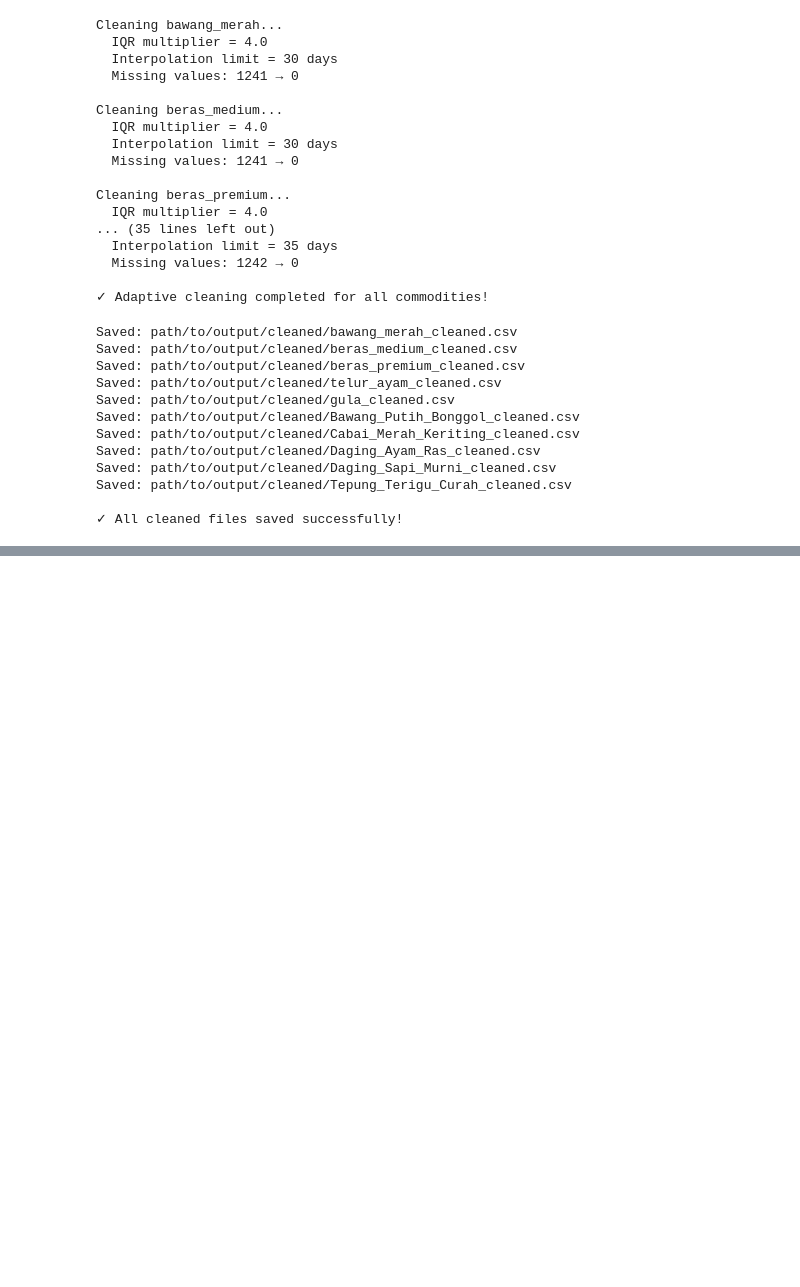
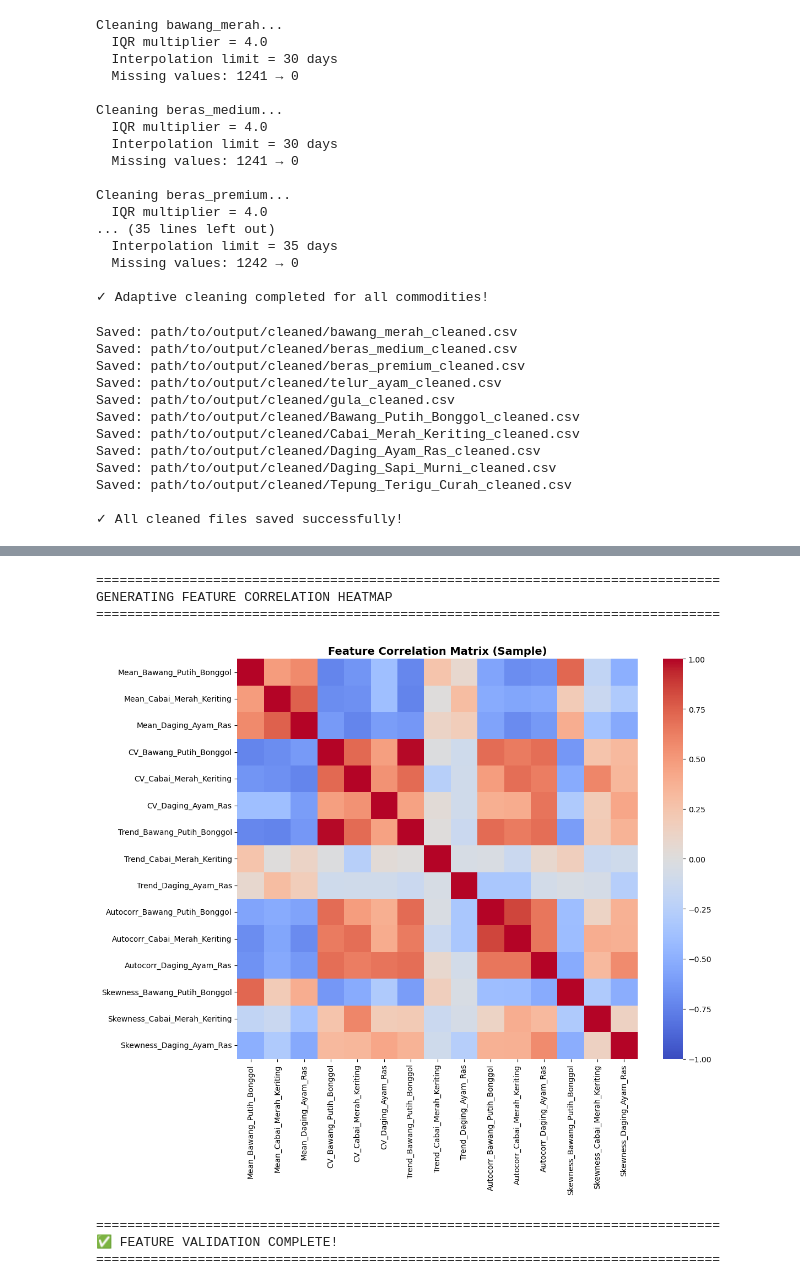
Before and after one commit to yusuf601/Final-AI-Submission, a Jupyter notebook: Final_Project.ipynb, the cells around one changed output, grey strips where cells are left out. Cells and saved outputs as stored; diff of their text form; code cells hidden in the pictures; blank space fills up the shorter version.

Commit message:
feat: complete fcm and visualization

```diff
--- a/Final_Project.ipynb
+++ b/Final_Project.ipynb
@@ -1198 +1211,23 @@ read [this](Benchmark_AfterClean.ipynb)
 Fuzzy C-Means tidak bisa langsung membaca data,algoritma ini membutuhkan feature untuk melakukan clustering(pengelompokkan)
+# %%
+DATA_CLEANED_PATH = 'path/to/output/cleaned'
+OUTPUT_PATH = '/home/kali/AI/'
+MIN_VALID_POINTS = 100
+
+# ✅ FIXED: Menggunakan nama variabel yang konsisten
+commodities = [
+    'bawang_merah',                           # ← lowercase!
+    'Bawang_Putih_Bonggol',
+    'beras_medium',                           # ← lowercase!
+    'beras_premium',                          # ← lowercase!
+    'Cabai_Merah_Keriting',
+    'Daging_Ayam_Ras',
+    'Daging_Sapi_Murni',
+    'gula',                                   # ← bukan Gula_Pasir_Lokal!
+    'telur_ayam',                             # ← bukan Telur_Ayam_Ras!
+    'Tepung_Terigu_Curah'
+]
+print("="*80)
+print("CONFIGURATION")
+print("="*80)
+print(f"MIN_VALID_POINTS threshold: {MIN_VALID_POINTS} (~{MIN_VALID_POINTS/1004*100:.1f}% of data)")
@@ -1198,0 +1526,2 @@ Fuzzy C-Means tidak bisa langsung membaca data,algoritma ini membutuhkan feature
+# %%
+df = pd.read_csv('/home/kali/AI/fcm_features_raw.csv', index_col=0)
@@ -1198,0 +1572,29 @@ Fuzzy C-Means tidak bisa langsung membaca data,algoritma ini membutuhkan feature
+# %%
+print("\n" + "="*80)
+print("GENERATING FEATURE CORRELATION HEATMAP")
+print("="*80)
+
+# Sample features for visualization (avoid huge heatmap)
+sample_cols = []
+for ftype, cols in feature_types.items():
+    sample_cols.extend(cols[:3])  # First 3 commodities per type
+
+if len(sample_cols) > 0:
+    fig, ax = plt.subplots(figsize=(12, 10))
+    sns.heatmap(df[sample_cols].corr(), annot=False, cmap='coolwarm',
+                center=0, vmin=-1, vmax=1, square=True, ax=ax)
+    ax.set_title('Feature Correlation Matrix (Sample)', fontsize=14, fontweight='bold')
+    plt.tight_layout()
+    plt.show()
+
+print("\n" + "="*80)
+print("✅ FEATURE VALIDATION COMPLETE!")
+print("="*80)
+# %% [output]
+================================================================================
+GENERATING FEATURE CORRELATION HEATMAP
+================================================================================
+[figure, added]
+================================================================================
+✅ FEATURE VALIDATION COMPLETE!
+================================================================================
```
Also changed, not shown: parts of 76 cells of this notebook.
